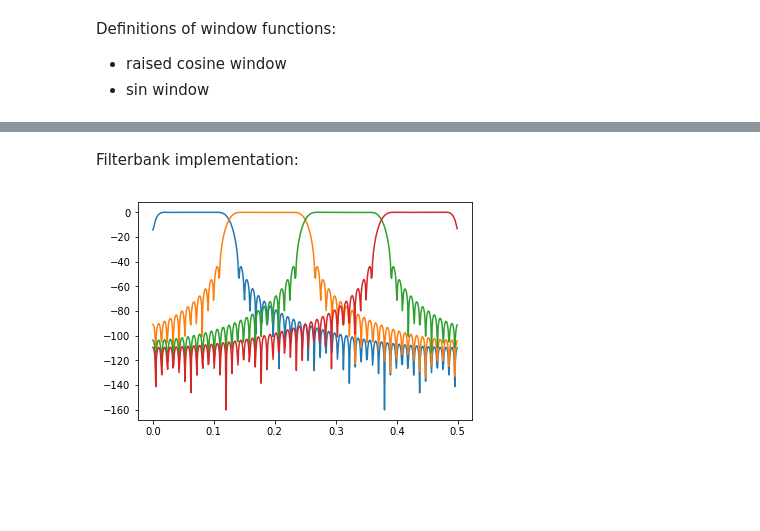
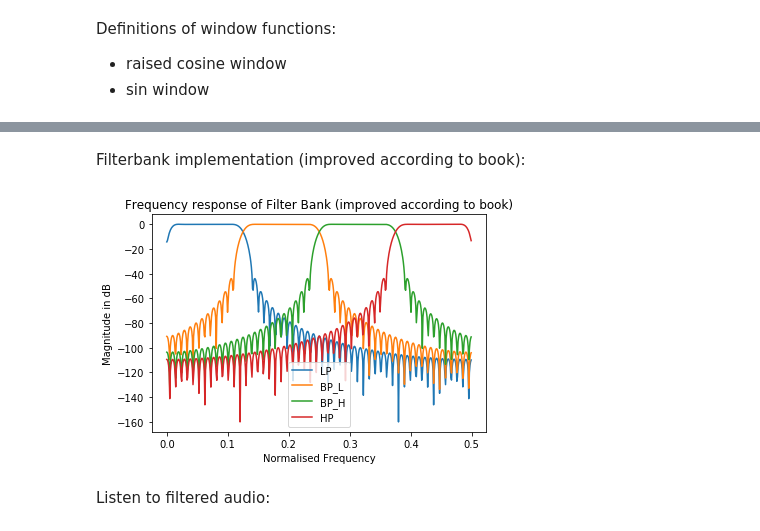
Before and after one commit to jole6826/MRSP, a Jupyter notebook: MRSP_sem2.ipynb, the cells around one changed output, grey strips where cells are left out. Cells and saved outputs as stored; diff of their text form; code cells hidden in the pictures; blank space fills up the shorter version.

```diff
--- a/MRSP_sem2.ipynb
+++ b/MRSP_sem2.ipynb
@@ -45,7 +46,7 @@ filterbank.append(sig.remez(filterTabs,[0, 0.35, 0.375, 0.5],[0, 1],[1000, 1]))
 Plot filter impulse responses in one window
 # %%
 f1 = plt.figure()
-for h in filterbank:
+for h in filterbank_remez:
     plt.plot(h)
 plt.legend(['LP','BP_L','BP_H','HP'])
 plt.title('Impulse response of filter bank')
@@ -56,7 +57,7 @@ plt.show()
 # %% [markdown]
 Plot filter frequency responses:
 # %%
-for h in filterbank:
+for h in filterbank_remez:
     w,H = sig.freqz(h)
     # plot magnitude
     plt.plot(w/(np.pi*2),20*np.log10(np.abs(H)))
@@ -113,0 +232,29 @@ def sinWindow(N):
+# %%
+#construct filterbank
+filterbank = []
+filterTabs = 10
+#lowpass
+lp = lowpass(filterTabs, 0.25*np.pi, "sin")
+filterbank.append(lp)
+# bandpass low = highpass 0.25pi * lowpass 0.5pi
+hp1 = highpass(filterTabs, 0.25*np.pi, "sin")
+lp1 = lowpass(filterTabs, 0.5*np.pi, "sin")
+bp1 = sig.convolve(hp1, lp1, "same")
+filterbank.append(bp1)
+# bandpass high = highpass 0.5pi * lowpass 0.75pi
+hp2 = highpass(filterTabs, 0.5*np.pi, "sin")
+lp2 = lowpass(filterTabs, 0.75*np.pi, "sin")
+bp2 = sig.convolve(hp2, lp2, "same")
+filterbank.append(bp2)
+#highpass
+hp = highpass(filterTabs, 0.75*np.pi, "sin")
+filterbank.append(hp)
+
+for idx, h in enumerate(filterbank):
+    w,H = sig.freqz(h)
+    plt.plot(w/(2*np.pi),20*np.log10(np.abs(H)))
+plt.legend(['LP','BP_L','BP_H','HP'])
+plt.title('Frequency response of Filter Bank (Window Method, Sine)')
+plt.xlabel('Normalised Frequency')
+plt.ylabel('Magnitude in dB')
+plt.show()
@@ -113,0 +265,5 @@ def sinWindow(N):
+# %%
+decomposed = [np.convolve(h,audio,mode='full') for h in filterbank]
+for i, band in enumerate(decomposed):
+    print("Playing {}th subband.".format(i))
+    sound.sound(band,fs)
@@ -114,5 +279,5 @@ def sinWindow(N):
 # %% [markdown]
-Filterbank implementation:
+Filterbank implementation (improved according to book):
 # %%
 def createFilterbank(nBands,nTabs):
     """Function to create a cosine modulated filterbank with nBands subbands and nTabs coefficients.
@@ -129,8 +294,14 @@ def createFilterbank(nBands,nTabs):
 FB = createFilterbank(4,104)
 # %%
 for h in FB:
-    W,H = sig.freqz(h)
+    w,H = sig.freqz(h)
     plt.plot(w/(2*np.pi),20*np.log10(np.abs(H)))
+plt.legend(['LP','BP_L','BP_H','HP'])
+plt.title('Frequency response of Filter Bank (improved according to book)')
+plt.xlabel('Normalised Frequency')
+plt.ylabel('Magnitude in dB')
 plt.show()
 # %% [output]
-[figure, old version]
+[figure, new version]
+# %% [markdown]
+Listen to filtered audio:
```
Also changed, not shown: parts of 17 cells of this notebook.
